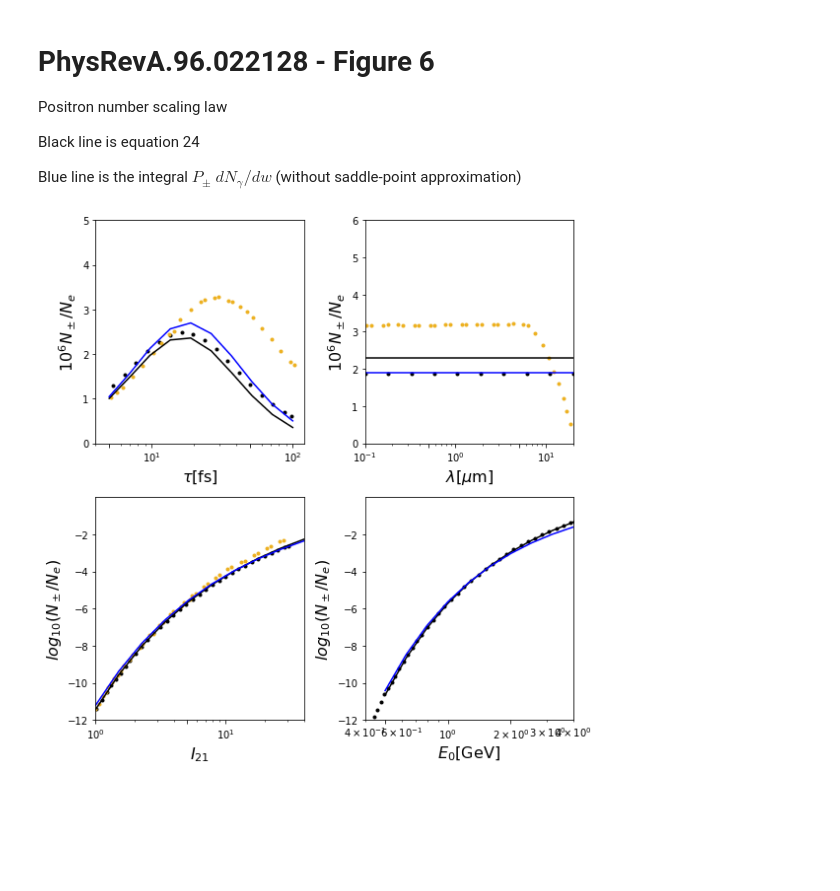
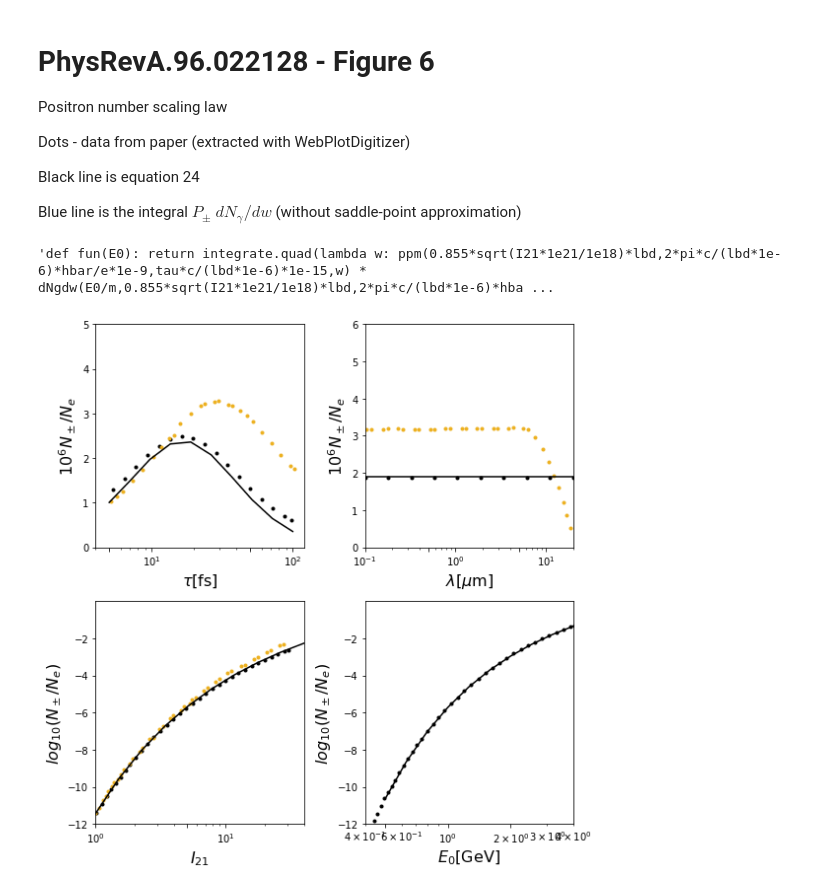
Before and after one commit to RePlasma/PhysRevA_96_022128, a Jupyter notebook: fig6.ipynb, the cells around one changed output. Cells and saved outputs as stored; diff of their text form; code cells hidden in the pictures; blank space fills up the shorter version.

```diff
--- a/fig6.ipynb
+++ b/fig6.ipynb
@@ -3,6 +3,8 @@
 
 Positron number scaling law
 
+Dots - data from paper (extracted with WebPlotDigitizer)
+
 Black line is equation 24
 
 Blue line is the integral $P_\pm ~dN_\gamma/dw$ (without saddle-point approximation)
@@ -21,9 +23,9 @@ taulst = np.logspace(log10(5),log10(100),xdim);
 def fun(tau): return Np(E0/m, 0.855*sqrt(I21*1e21/1e18)*lbd, 2*pi*c/(lbd*1e-6)*hbar/e*1e-9, tau*c/(lbd*1e-6)*1e-15);
 fun = np.vectorize(fun)
 sadle_tau = fun(taulst)
-def fun(n): return integrate.quad(lambda w: ppm(0.855*sqrt(I21*1e21/1e18)*lbd,2*pi*c/(lbd*1e-6)*hbar/e*1e-9,n,w) * dNgdw(E0/m,0.855*sqrt(I21*1e21/1e18)*lbd,2*pi*c/(lbd*1e-6)*hbar/e*1e-9,n,w), 0.01,E0)[0]
+"""def fun(n): return integrate.quad(lambda w: ppm(0.855*sqrt(I21*1e21/1e18)*lbd,2*pi*c/(lbd*1e-6)*hbar/e*1e-9,n,w) * dNgdw(E0/m,0.855*sqrt(I21*1e21/1e18)*lbd,2*pi*c/(lbd*1e-6)*hbar/e*1e-9,n,w), 0.01,E0)[0]
 fun = np.vectorize(fun)
-full_tau = fun(taulst*c/(lbd*1e-6)*1e-15)
+full_tau = fun(taulst*c/(lbd*1e-6)*1e-15)"""
 
 # lbd
 E0 = 1; #[GeV]
@@ -33,9 +35,9 @@ lbdlst = np.logspace(log10(0.1),log10(20),xdim);
 def fun(lbd): return Np(E0/m, 0.855*sqrt(I21*1e21/1e18)*lbd, 2*pi*c/(lbd*1e-6)*hbar/e*1e-9, tau*c/(lbd*1e-6)*1e-15);
 fun = np.vectorize(fun)
 saddle_lbd = fun(lbdlst)
-def fun(lbd): return integrate.quad(lambda w: ppm(0.855*sqrt(I21*1e21/1e18)*lbd,2*pi*c/(lbd*1e-6)*hbar/e*1e-9,tau*c/(lbd*1e-6)*1e-15,w) * dNgdw(E0/m,0.855*sqrt(I21*1e21/1e18)*lbd,2*pi*c/(lbd*1e-6)*hbar/e*1e-9,tau*c/(lbd*1e-6)*1e-15,w),0.01,E0)[0];
+"""def fun(lbd): return integrate.quad(lambda w: ppm(0.855*sqrt(I21*1e21/1e18)*lbd,2*pi*c/(lbd*1e-6)*hbar/e*1e-9,tau*c/(lbd*1e-6)*1e-15,w) * dNgdw(E0/m,0.855*sqrt(I21*1e21/1e18)*lbd,2*pi*c/(lbd*1e-6)*hbar/e*1e-9,tau*c/(lbd*1e-6)*1e-15,w),0.01,E0)[0];
 fun = np.vectorize(fun)
-full_lbd = fun(lbdlst)
+full_lbd = fun(lbdlst)"""
 
 # I21
 E0 = 1; #[GeV]
@@ -45,9 +47,9 @@ I21lst = np.logspace(log10(1),log10(40),xdim);
 def fun(I21): return Np(E0/m, 0.855*sqrt(I21*1e21/1e18)*lbd, 2*pi*c/(lbd*1e-6)*hbar/e*1e-9, tau*c/(lbd*1e-6)*1e-15);
 fun = np.vectorize(fun)
 saddle_I21 = fun(I21lst)
-def fun(I21): return integrate.quad(lambda w: ppm(0.855*sqrt(I21*1e21/1e18)*lbd,2*pi*c/(lbd*1e-6)*hbar/e*1e-9,tau*c/(lbd*1e-6)*1e-15,w) * dNgdw(E0/m,0.855*sqrt(I21*1e21/1e18)*lbd,2*pi*c/(lbd*1e-6)*hbar/e*1e-9,tau*c/(lbd*1e-6)*1e-15,w),0.01,E0)[0];
+"""def fun(I21): return integrate.quad(lambda w: ppm(0.855*sqrt(I21*1e21/1e18)*lbd,2*pi*c/(lbd*1e-6)*hbar/e*1e-9,tau*c/(lbd*1e-6)*1e-15,w) * dNgdw(E0/m,0.855*sqrt(I21*1e21/1e18)*lbd,2*pi*c/(lbd*1e-6)*hbar/e*1e-9,tau*c/(lbd*1e-6)*1e-15,w),0.01,E0)[0];
 fun = np.vectorize(fun)
-full_I21 = fun(I21lst)
+full_I21 = fun(I21lst)"""
 
 # E0
 I21 = 5;
@@ -57,9 +59,11 @@ E0lst = np.logspace(log10(0.5),log10(4),xdim);
 def fun(E0): return Np(E0/m, 0.855*sqrt(I21*1e21/1e18)*lbd, 2*pi*c/(lbd*1e-6)*hbar/e*1e-9, tau*c/(lbd*1e-6)*1e-15);
 fun = np.vectorize(fun)
 saddle_E0 = fun(E0lst)
-def fun(E0): return integrate.quad(lambda w: ppm(0.855*sqrt(I21*1e21/1e18)*lbd,2*pi*c/(lbd*1e-6)*hbar/e*1e-9,tau*c/(lbd*1e-6)*1e-15,w) * dNgdw(E0/m,0.855*sqrt(I21*1e21/1e18)*lbd,2*pi*c/(lbd*1e-6)*hbar/e*1e-9,tau*c/(lbd*1e-6)*1e-15,w),0.01,E0)[0];
+"""def fun(E0): return integrate.quad(lambda w: ppm(0.855*sqrt(I21*1e21/1e18)*lbd,2*pi*c/(lbd*1e-6)*hbar/e*1e-9,tau*c/(lbd*1e-6)*1e-15,w) * dNgdw(E0/m,0.855*sqrt(I21*1e21/1e18)*lbd,2*pi*c/(lbd*1e-6)*hbar/e*1e-9,tau*c/(lbd*1e-6)*1e-15,w),0.01,E0)[0];
 fun = np.vectorize(fun)
-full_E0 = fun(E0lst)
+full_E0 = fun(E0lst)"""
+# %% [output]
+'def fun(E0): return integrate.quad(lambda w: ppm(0.855*sqrt(I21*1e21/1e18)*lbd,2*pi*c/(lbd*1e-6)*hbar/e*1e-9,tau*c/(lbd*1e-6)*1e-15,w) * dNgdw(E0/m,0.855*sqrt(I21*1e21/1e18)*lbd,2*pi*c/(lbd*1e-6)*hba ...
 # %%
 # plot all
 fntsz = 16
@@ -80,6 +84,7 @@ datatmp = data['datasetColl'][1]['data']
 datatmp2 = np.array([datatmp[i]['value'] for i in range(len(datatmp))])
 indxs = np.argsort(datatmp2[:,0])
 axes[0,0].plot(datatmp2[:,0][indxs],datatmp2[:,1][indxs],'.',color='#EDB120')
+
 #
 f = open('data/fig6b/wpd.json')
 data = json.load(f)
@@ -87,6 +92,7 @@ datatmp = data['datasetColl'][0]['data']
 datatmp2 = np.array([datatmp[i]['value'] for i in range(len(datatmp))])
 indxs = np.argsort(datatmp2[:,0])
 axes[0,1].plot(datatmp2[:,0][indxs],datatmp2[:,1][indxs],'.',color='#EDB120')
+
 #
 f = open('data/fig6c/wpd.json')
 data = json.load(f)
@@ -98,6 +104,7 @@ datatmp = data['datasetColl'][1]['data']
 datatmp2 = np.array([datatmp[i]['value'] for i in range(len(datatmp))])
 indxs = np.argsort(datatmp2[:,0])
 axes[1,0].plot(datatmp2[:,0][indxs],datatmp2[:,1][indxs],'.',color='#EDB120')
+
 #
 f = open('data/fig6d/wpd.json')
 data = json.load(f)
@@ -108,7 +115,7 @@ axes[1,1].plot(datatmp2[:,0][indxs],datatmp2[:,1][indxs],'k.')
 
 
 axes[0,0].plot(taulst,1e6*sadle_tau,'k-')
-axes[0,0].plot(taulst,1e6*full_tau,'b-')
+#axes[0,0].plot(taulst,1e6*full_tau,'b-')
 axes[0,0].set_xlim([4,120])
 axes[0,0].set_ylim([0,5])
 axes[0,0].set_xlabel(r'$\tau[\mathrm{fs}]$',size=fntsz)
@@ -116,35 +123,35 @@ axes[0,0].set_ylabel(r'$10^6 N_\pm /N_e$',size=fntsz)
 axes[0,0].set_xticks([5,10,50,100])
 axes[0,0].set_yticks([0,1,2,3,4,5])
 
 axes[0,1].plot(lbdlst, lbdlst*0+1.8735083532219514,'k.')
-axes[0,1].plot(lbdlst,1e6*saddle_lbd,'b-')
-axes[0,1].plot(lbdlst,1e6*full_lbd,'k-')
+axes[0,1].plot(lbdlst,1e6*saddle_lbd,'k-')
+#axes[0,1].plot(lbdlst,1e6*full_lbd,'b-')
 axes[0,1].set_xlim([0.1,20])
 axes[0,1].set_ylim([0,5])
 axes[0,1].set_xlabel(r'$\lambda[\mu \mathrm{m}]$',size=fntsz)
 axes[0,1].set_ylabel(r'$10^6 N_\pm /N_e$',size=fntsz)
 axes[0,1].set_xticks([0.1,0.5,1,5,10])
 axes[0,1].set_yticks([0,1,2,3,4,5,6])
 
 axes[1,0].plot(I21lst,log10(saddle_I21),'k-')
-axes[1,0].plot(I21lst,log10(full_I21),'b-')
+#axes[1,0].plot(I21lst,log10(full_I21),'b-')
 axes[1,0].set_xlim([1,40])
 axes[1,0].set_ylim([-12,0])
 axes[1,0].set_xlabel(r'$I_{21}$',size=fntsz)
 axes[1,0].set_ylabel(r'$log_{10}(N_\pm /N_e)$',size=fntsz)
 axes[1,0].set_xticks([1,5,10])
 axes[1,0].set_yticks([-12,-10,-8,-6,-4,-2])
 
 axes[1,1].plot(E0lst,log10(saddle_E0),'k-')
-axes[1,1].plot(E0lst,log10(full_E0),'b-')
+#axes[1,1].plot(E0lst,log10(full_E0),'b-')
 axes[1,1].set_xlim([0.4,4])
 axes[1,1].set_ylim([-12,0])
 axes[1,1].set_xlabel(r'$E_{0}[\mathrm{GeV}]$',size=fntsz)
 axes[1,1].set_ylabel(r'$log_{10}(N_\pm /N_e)$',size=fntsz)
 axes[1,1].set_xticks([0.5,1,2])
 axes[1,1].set_yticks([-12,-10,-8,-6,-4,-2])
 
 plt.tight_layout()
 plt.show()
 # %% [output]
-[figure, old version]
+[figure, new version]
```
Also changed, not shown: 6 other files.
